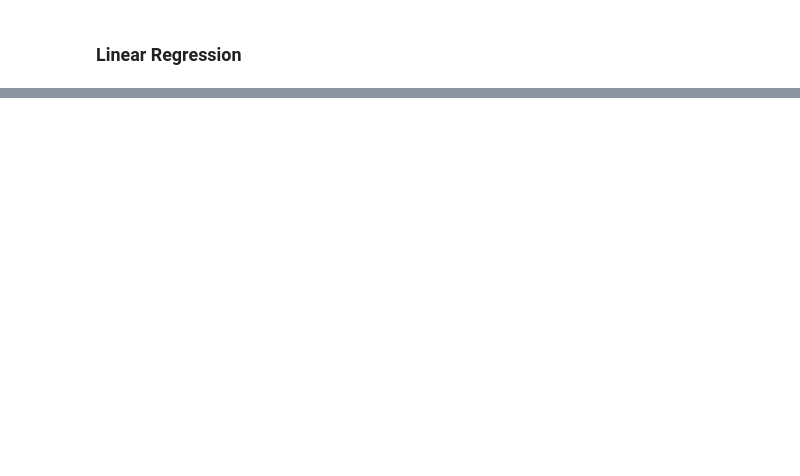
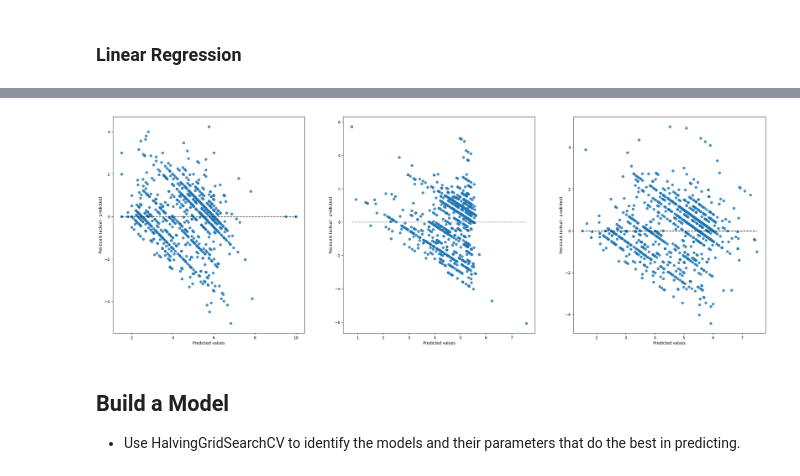
Before and after one commit to lammypi/KagglePlaygroundSeries, a Jupyter notebook: mohs-hardness-regression-competition.ipynb, the cells around one changed output, grey strips where cells are left out. Drawn from its saved outputs; the diff is of its cells as text; code cells hidden in the pictures; blank space fills up the shorter version.

```diff
--- a/mohs-hardness-regression-competition.ipynb
+++ b/mohs-hardness-regression-competition.ipynb
@@ -218,0 +228,22 @@ KNN Score: 0.37892238812395707 | KNN Median Absolute Error: 0.6800000000000006 |
+# %%
+# Predictions
+knn_preds = cross_val_predict(knn, x_train, y_train, cv=cv)
+lr_preds = cross_val_predict(lr, x_train, y_train, cv=cv)
+etr_preds = cross_val_predict(etr, x_train, y_train, cv=cv)
+# %%
+# Prediction Error Displays
+fig, axs = plt.subplots(1,3, figsize=(30, 10))
+
+# Axes
+PredictionErrorDisplay.from_predictions(y_true=y_train, y_pred=knn_preds, kind='residual_vs_predicted', ax=axs[0])
+PredictionErrorDisplay.from_predictions(y_true=y_train, y_pred=lr_preds, kind='residual_vs_predicted', ax=axs[1])
+PredictionErrorDisplay.from_predictions(y_true=y_train, y_pred=etr_preds, kind='residual_vs_predicted', ax=axs[2])
+
+# Show
+plt.show()
+# %% [output]
+[figure, added]
+# %% [markdown]
+## Build a Model
+
+- Use HalvingGridSearchCV to identify the models and their parameters that do the best in predicting.
```
Also changed, not shown: parts of 34 cells of this notebook.
